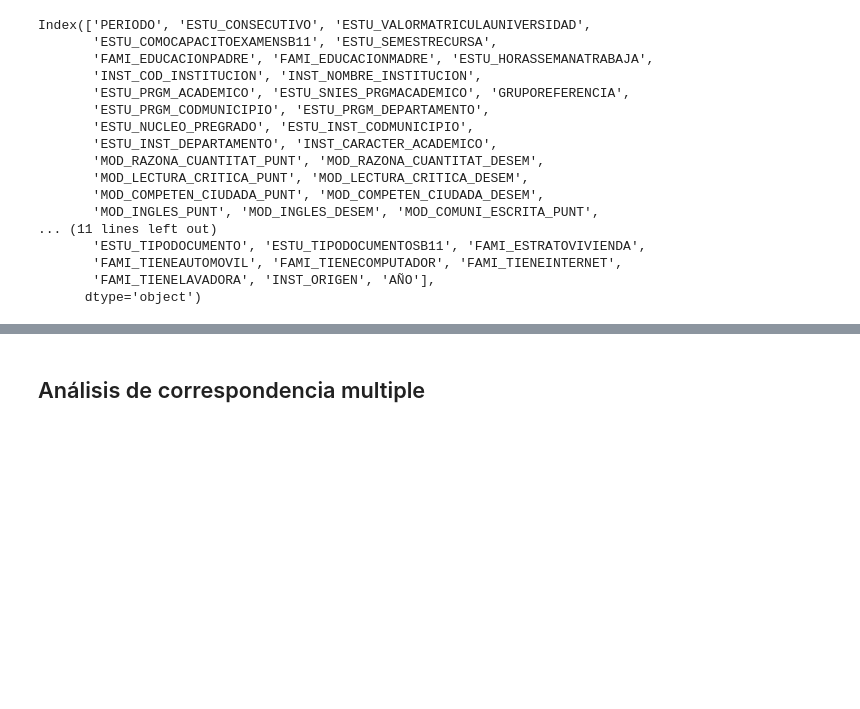
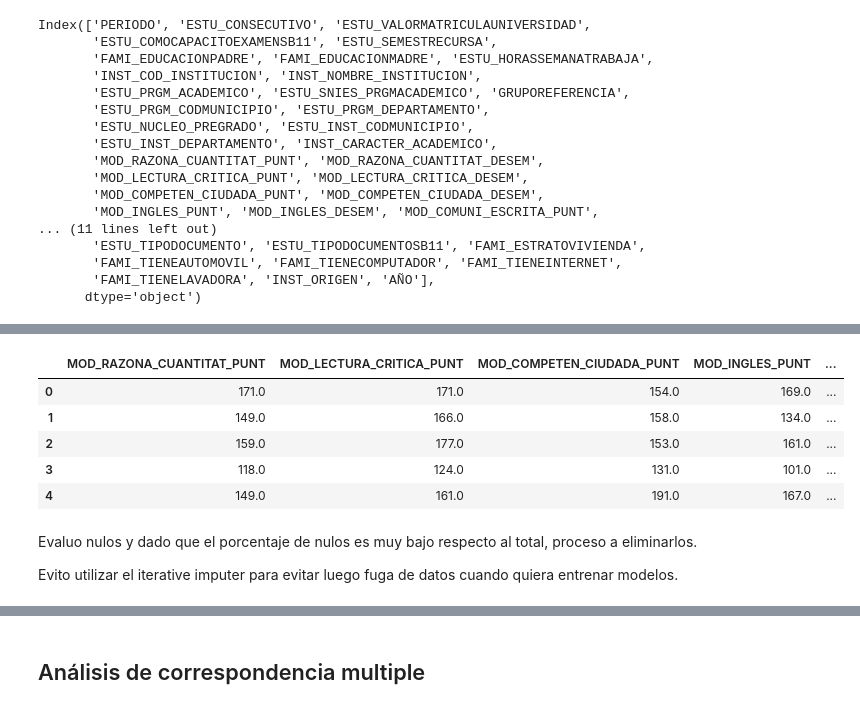
Before and after one commit to gbuvoli/SaberPRO_project, a Jupyter notebook: 5_0_Statistics.ipynb, the cells around one changed output, grey strips where cells are left out. Saved outputs shown, nothing was run; the diff lists cells and outputs as text; code cells hidden in the pictures; blank space fills up the shorter version.

```diff
--- a/5_0_Statistics.ipynb
+++ b/5_0_Statistics.ipynb
@@ -584,0 +565,4 @@ with open('label_encoders.pkl', 'wb') as f:
+# %%
+uninorte= df_combined[df_combined['INST_NOMBRE_INSTITUCION']=='UNIVERSIDAD DEL NORTE-BARRANQUILLA']
+uninorte=uninorte.reset_index()
+uninorte.to_csv('uninorte.csv', index=False)
@@ -584,0 +592,5 @@ with open('label_encoders.pkl', 'wb') as f:
+# %%
+to_str=['PERIODO', 'MOD_RAZONA_CUANTITAT_DESEM', 'MOD_LECTURA_CRITICA_DESEM','MOD_COMPETEN_CIUDADA_DESEM']
+for col in to_str:
+  df_combined[col]=df_combined[col].astype(str)
+  uninorte[col]=uninorte[col].astype(str)
@@ -584,0 +728,13 @@ with open('label_encoders.pkl', 'wb') as f:
+# %%
+df_combined[num_cols].head()
+# %% [output]
+|  | MOD_RAZONA_CUANTITAT_PUNT | MOD_LECTURA_CRITICA_PUNT | MOD_COMPETEN_CIUDADA_PUNT | MOD_INGLES_PUNT | ... |
+| 0 | 171.0 | 171.0 | 154.0 | 169.0 | ... |
+| 1 | 149.0 | 166.0 | 158.0 | 134.0 | ... |
+| 2 | 159.0 | 177.0 | 153.0 | 161.0 | ... |
+| 3 | 118.0 | 124.0 | 131.0 | 101.0 | ... |
+| 4 | 149.0 | 161.0 | 191.0 | 167.0 | ... |
+# %% [markdown]
+Evaluo nulos y dado que el porcentaje de nulos es muy bajo respecto al total, proceso a eliminarlos.
+
+Evito utilizar el iterative imputer para evitar luego fuga de datos cuando quiera entrenar modelos.
```
Also changed, not shown: parts of 38 cells of this notebook.
